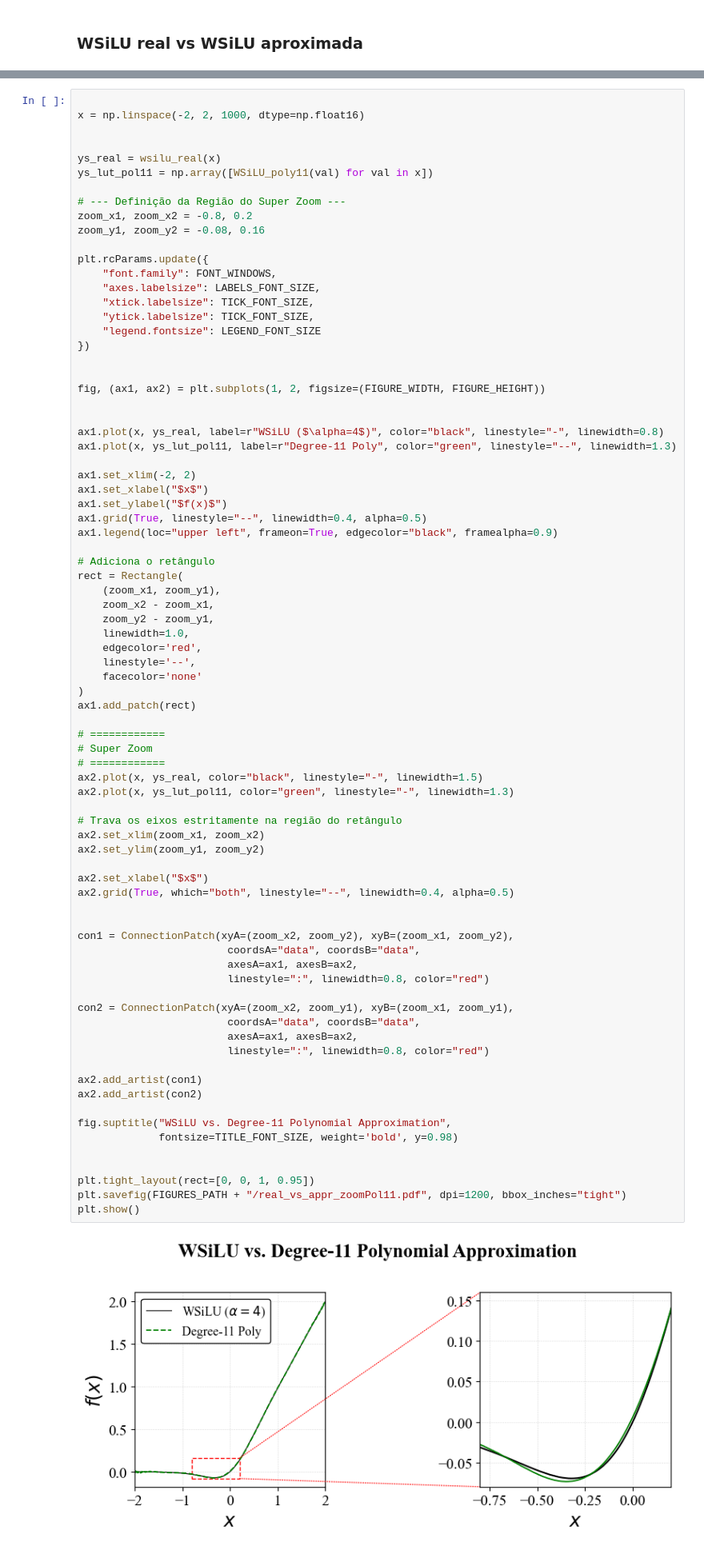
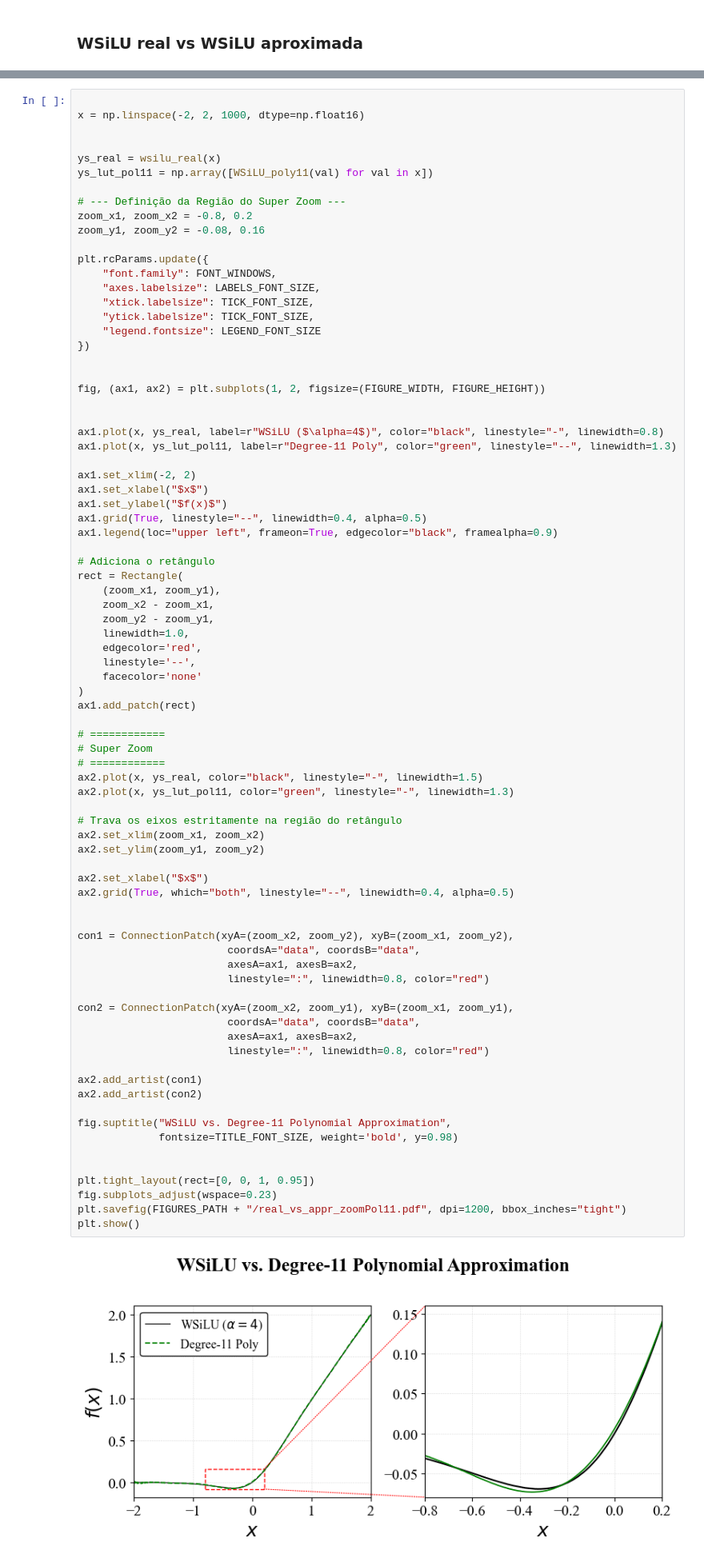
Before and after one commit to radc/hwsigmoid_lascas2026, a Jupyter notebook: notebooks/OJCAS_paper_figures.ipynb, the cells around one changed output, grey strips where cells are left out. Shown at 80% size. Drawn from its saved outputs; the diff is of its cells as text.

Commit message:
Update figures

```diff
--- a/notebooks/OJCAS_paper_figures.ipynb
+++ b/notebooks/OJCAS_paper_figures.ipynb
@@ -1514,31 +1520,32 @@ ax2.plot(x, ys_lut_pol11, color="green", linestyle="-", linewidth=1.3)
 
 # Trava os eixos estritamente na região do retângulo
 ax2.set_xlim(zoom_x1, zoom_x2)
 ax2.set_ylim(zoom_y1, zoom_y2)
 
 ax2.set_xlabel("$x$")
 ax2.grid(True, which="both", linestyle="--", linewidth=0.4, alpha=0.5)
 
 
 con1 = ConnectionPatch(xyA=(zoom_x2, zoom_y2), xyB=(zoom_x1, zoom_y2),
                         coordsA="data", coordsB="data",
                         axesA=ax1, axesB=ax2,
                         linestyle=":", linewidth=0.8, color="red")
 
 con2 = ConnectionPatch(xyA=(zoom_x2, zoom_y1), xyB=(zoom_x1, zoom_y1),
                         coordsA="data", coordsB="data",
                         axesA=ax1, axesB=ax2,
                         linestyle=":", linewidth=0.8, color="red")
 
 ax2.add_artist(con1)
 ax2.add_artist(con2)
 
 fig.suptitle("WSiLU vs. Degree-11 Polynomial Approximation",
              fontsize=TITLE_FONT_SIZE, weight='bold', y=0.98)
 
 
 plt.tight_layout(rect=[0, 0, 1, 0.95])
+fig.subplots_adjust(wspace=0.23)
 plt.savefig(FIGURES_PATH + "/real_vs_appr_zoomPol11.pdf", dpi=1200, bbox_inches="tight")
 plt.show()
 # %% [output]
-[figure, old version]
+[figure, new version]
```
Also changed, not shown: parts of 10 cells of this notebook.
